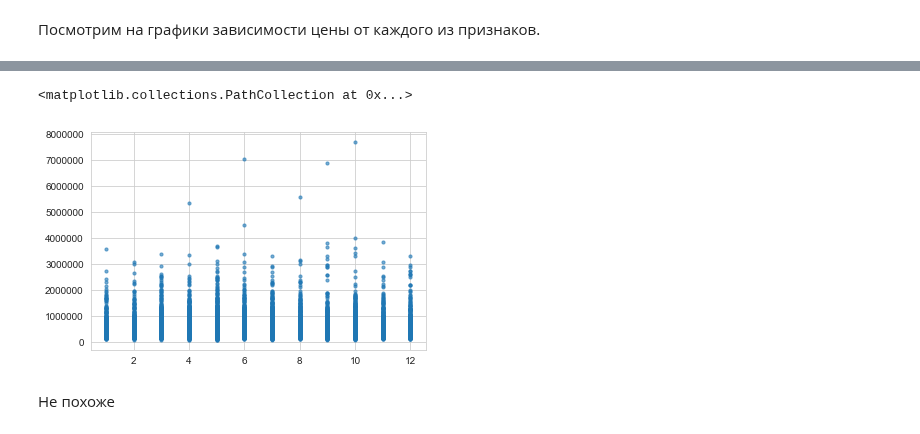
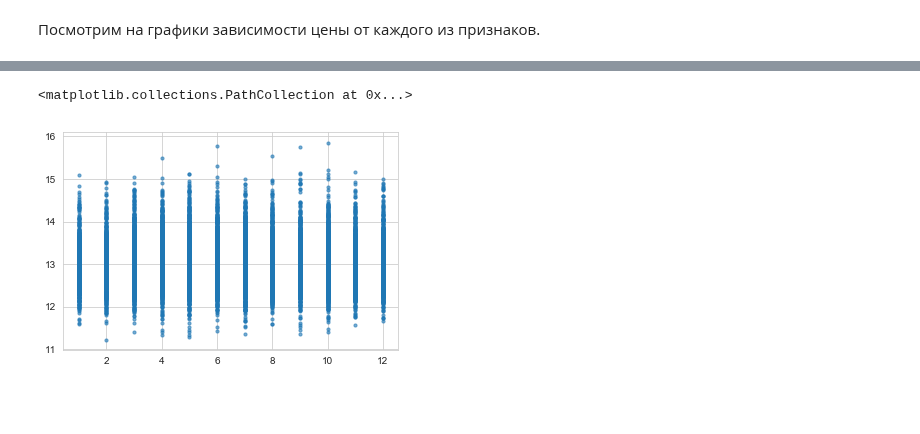
Before and after one commit to Mikhail-off/ML2018, a Jupyter notebook: Kaggle01/kaggle01.ipynb, the cells around one changed output, grey strips where cells are left out. Drawn from its saved outputs; the diff is of its cells as text; code cells hidden in the pictures; blank space fills up the shorter version.

```diff
--- a/Kaggle01/kaggle01.ipynb
+++ b/Kaggle01/kaggle01.ipynb
@@ -8,9 +16,43 @@ sns.set_style("whitegrid")
 # %% [markdown]
 Сначала загружаем данные
+# %%
+class data_transformer(TransformerMixin, BaseEstimator):
+    def __init__(self):
+        pass
+
+    def transform(self, x):
+        res = x.copy()
+        res['month'] = res['date'].dt.month
+        res = res.drop(columns=['date', 'zipcode', 'sqft_lot'])
+        return res
+
+    def fit(self, x, y=None, **fit_params):
+        return self
+
+def mape_score(y_true, y_pred):
+    return np.mean(np.absolute((y_true - y_pred) / y_true))
+
+def load_data(path):
+    data = pd.DataFrame(np.load(path))
+    data['date'] = pd.to_datetime(data['date'])
+    return data
+
+def make_submit(model):
+    x_valid = load_data('data/x_test.npy')
+    y_pred = np.exp(model.predict(x_valid))
+    target_pred = pd.DataFrame(y_pred)
+    target_pred.columns = ['Price']
+    target_pred.index.name = 'Id'
+    target_pred.index += 1
+    target_pred.to_csv('pred.csv')
+
+def get_scores(scores, y_true, y_pred):
+    for score in scores:
+        print(score.__name__, score(y_true=y_true, y_pred=y_pred))
 # %%
 from sklearn.model_selection import train_test_split
-x_data = np.load('data/x_train.npy')
-y_data = np.load('data/y_train.npy')
+x_data = load_data('data/x_train.npy')
+y_data = pd.DataFrame(np.load('data/y_train.npy'))
 print('Loaded data with %d samples' % len(x_data))
 # %% [output]
 Loaded data with 15000 samples
@@ -33,8 +66,7 @@ sns.distplot(y)
 # %% [markdown]
 Видим странное распределение, похожее на нормальное. Попробуем взять логарифм
 # %%
-target_log = np.log(target)
-y_log = target_log.values
+y_log = np.log(y_data)
 sns.distplot(y_log)
 # %% [output]
 <matplotlib.axes._subplots.AxesSubplot at 0x...>
@@ -65,7 +93,5 @@ pairplot(df, target_log)
 # %%
-plt.scatter(df['date'].dt.month, target.values, s=10, marker='o', alpha=.6)
+plt.scatter(x_data['date'].dt.month, y_log.values, s=10, marker='o', alpha=.6)
 # %% [output]
 <matplotlib.collections.PathCollection at 0x...>
-[figure, old version]
+[figure, new version]
-# %% [markdown]
-Не похоже
```
Also changed, not shown: parts of 22 cells of this notebook.
